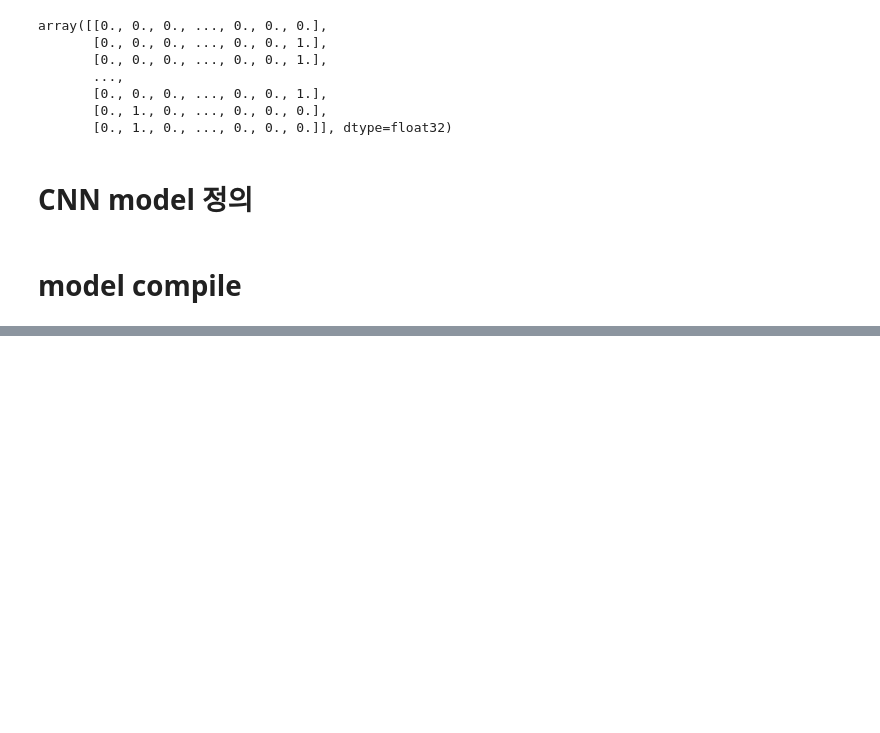
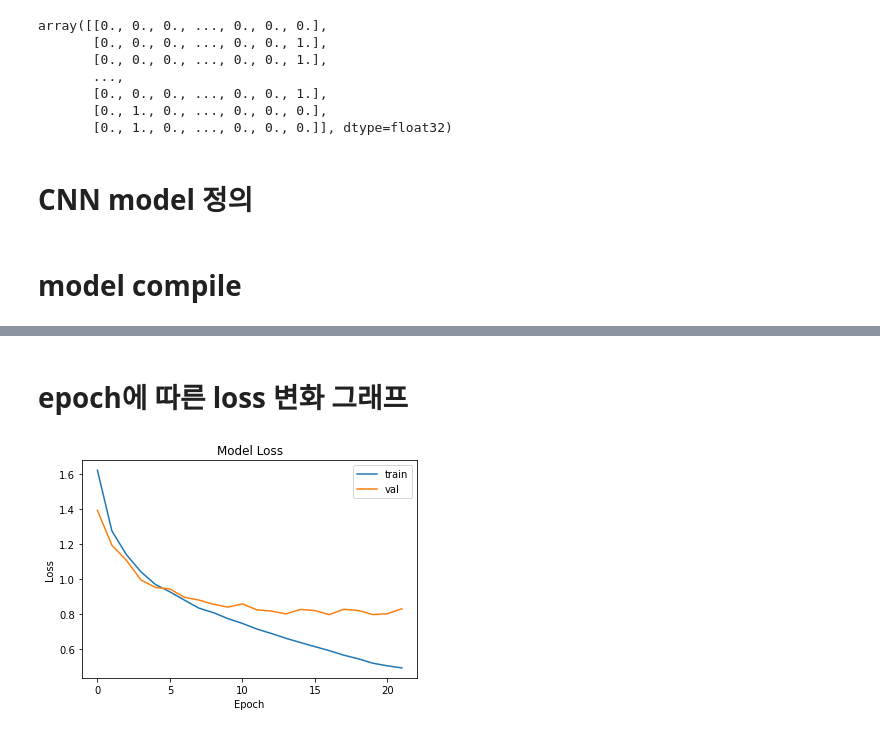
Before and after one commit to CownowAn/bitamin, a Jupyter notebook: week2_Overfitting and CNN/week2_preview/week2_preview.ipynb, the cells around one changed output, grey strips where cells are left out. Cells and saved outputs as stored; diff of their text form; code cells hidden in the pictures; blank space fills up the shorter version.

```diff
--- a/week2_Overfitting and CNN/week2_preview/week2_preview.ipynb
+++ b/week2_Overfitting and CNN/week2_preview/week2_preview.ipynb
@@ -99,7 +99,7 @@ model.add(MaxPooling2D(pool_size=(2, 2)))
 model.add(Dropout(0.25))
 
 # 2nd conv layer
-model.add(Conv2D(filters=64, kernel_size=(3, 3), padding='same', activation='relu', input_shape=(32, 32, 3)))
+model.add(Conv2D(filters=64, kernel_size=(3, 3), padding='same', activation='relu'))
 model.add(MaxPooling2D(pool_size=(2, 2)))
 model.add(Dropout(0.25))
 
@@ -112,5 +112,5 @@ model.add(Dense(10, activation='softmax'))
 # %%
 model.compile(loss='categorical_crossentropy', optimizer='adam', metrics=['accuracy'])
 
-callbacks = [EarlyStopping(monitor'val_loss', patience=5, restore_best_weights=False),
+callbacks = [EarlyStopping(monitor='val_loss', patience=5, restore_best_weights=False),
              ModelCheckpoint(filepath='best_model.h5', monitor='val_loss', save_best_only=True)]
@@ -116,0 +119,7 @@ callbacks = [EarlyStopping(monitor'val_loss', patience=5, restore_best_weights=F
+# %%
+# history는 epoch당 학습 결과를 저장
+history = model.fit(train_images, train_labels,
+                    epochs=35,
+                    batch_size=128,
+                    validation_split=0.2,
+                    callbacks=callbacks)
@@ -116,0 +154,15 @@ callbacks = [EarlyStopping(monitor'val_loss', patience=5, restore_best_weights=F
+# %% [markdown]
+# epoch에 따른 loss 변화 그래프
+# %%
+def plt_show_loss(history):
+  plt.plot(history.history['loss'])
+  plt.plot(history.history['val_loss'])
+  plt.title("Model Loss")
+  plt.ylabel('Loss')
+  plt.xlabel('Epoch')
+  plt.legend(['train', 'val'], loc=0)
+
+plt_show_loss(history)
+plt.show()
+# %% [output]
+[figure, added]
```
Also changed, not shown: parts of 12 cells of this notebook.
